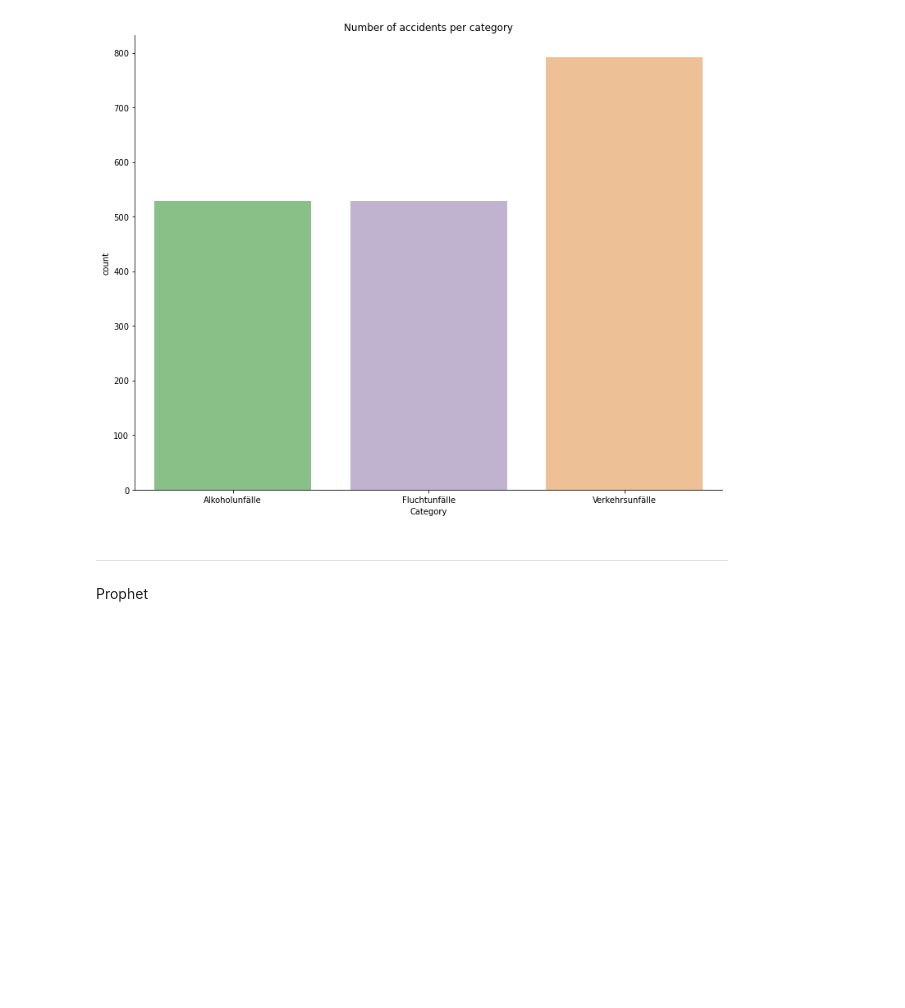
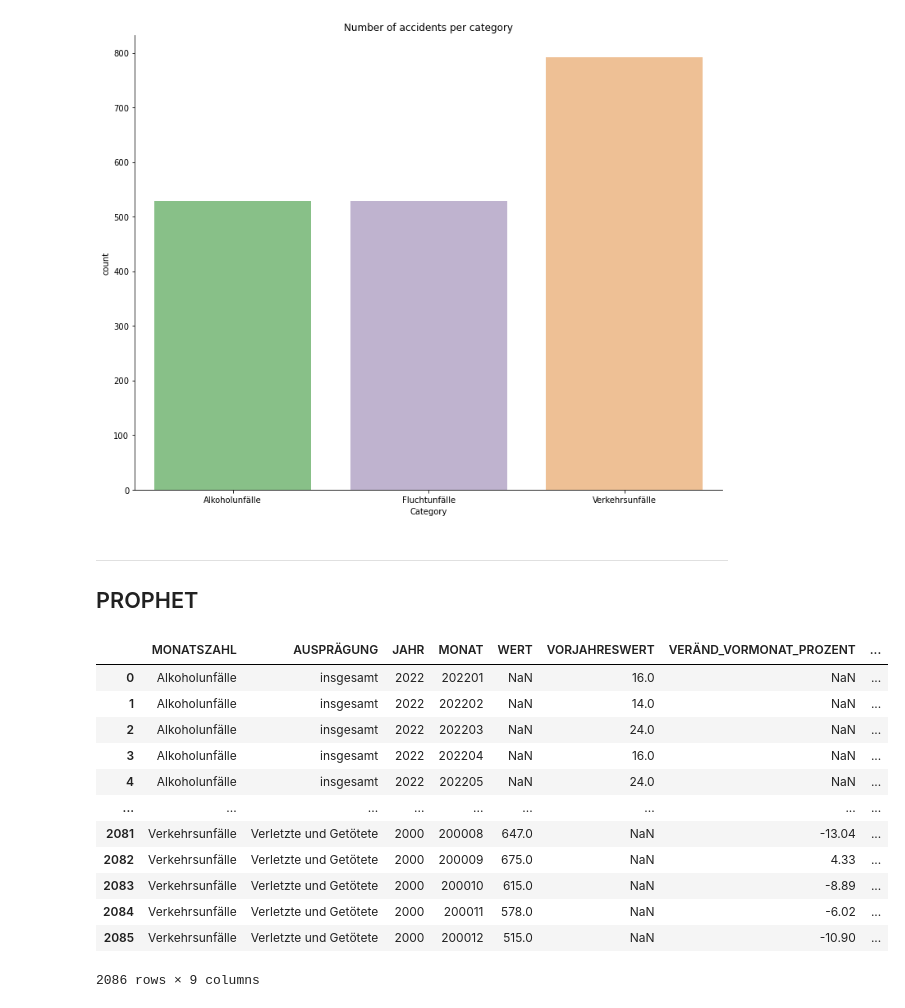
Before and after one commit to jyotsnad246/accident-prediction-web-app, a Jupyter notebook: forecasting_using_prophet.ipynb, the cells around one changed output. Cells and saved outputs as stored; diff of their text form; code cells hidden in the pictures; blank space fills up the shorter version.

Commit message:
data preprocessing (prophet)

```diff
--- a/forecasting_using_prophet.ipynb
+++ b/forecasting_using_prophet.ipynb
@@ -96,4 +96,22 @@ plt.gcf().set_size_inches(12,9)
 # %% [markdown]
 ---
 
-Prophet
+## PROPHET
+# %%
+m = Prophet()
+df = pd.read_csv('data/monatszahlen2209_verkehrsunfaelle.csv')
+df
+# %% [output]
+|  | MONATSZAHL | AUSPRÄGUNG | JAHR | MONAT | WERT | VORJAHRESWERT | VERÄND_VORMONAT_PROZENT | ... |
+| 0 | Alkoholunfälle | insgesamt | 2022 | 202201 | NaN | 16.0 | NaN | ... |
+| 1 | Alkoholunfälle | insgesamt | 2022 | 202202 | NaN | 14.0 | NaN | ... |
+| 2 | Alkoholunfälle | insgesamt | 2022 | 202203 | NaN | 24.0 | NaN | ... |
+| 3 | Alkoholunfälle | insgesamt | 2022 | 202204 | NaN | 16.0 | NaN | ... |
+| 4 | Alkoholunfälle | insgesamt | 2022 | 202205 | NaN | 24.0 | NaN | ... |
+| ... | ... | ... | ... | ... | ... | ... | ... | ... |
+| 2081 | Verkehrsunfälle | Verletzte und Getötete | 2000 | 200008 | 647.0 | NaN | -13.04 | ... |
+| 2082 | Verkehrsunfälle | Verletzte und Getötete | 2000 | 200009 | 675.0 | NaN | 4.33 | ... |
+| 2083 | Verkehrsunfälle | Verletzte und Getötete | 2000 | 200010 | 615.0 | NaN | -8.89 | ... |
+| 2084 | Verkehrsunfälle | Verletzte und Getötete | 2000 | 200011 | 578.0 | NaN | -6.02 | ... |
+| 2085 | Verkehrsunfälle | Verletzte und Getötete | 2000 | 200012 | 515.0 | NaN | -10.90 | ... |
+2086 rows × 9 columns
```
Also changed, not shown: parts of 24 cells of this notebook, 1 other file.
